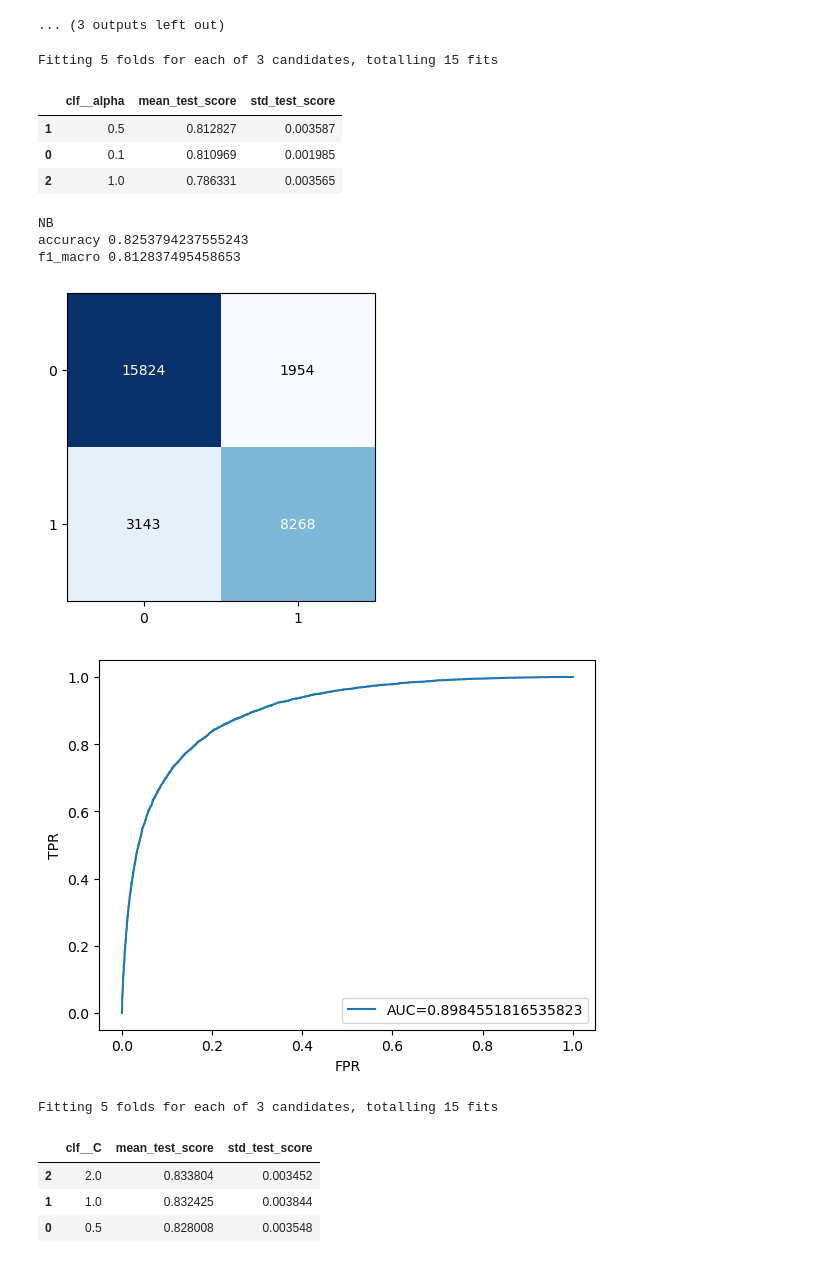
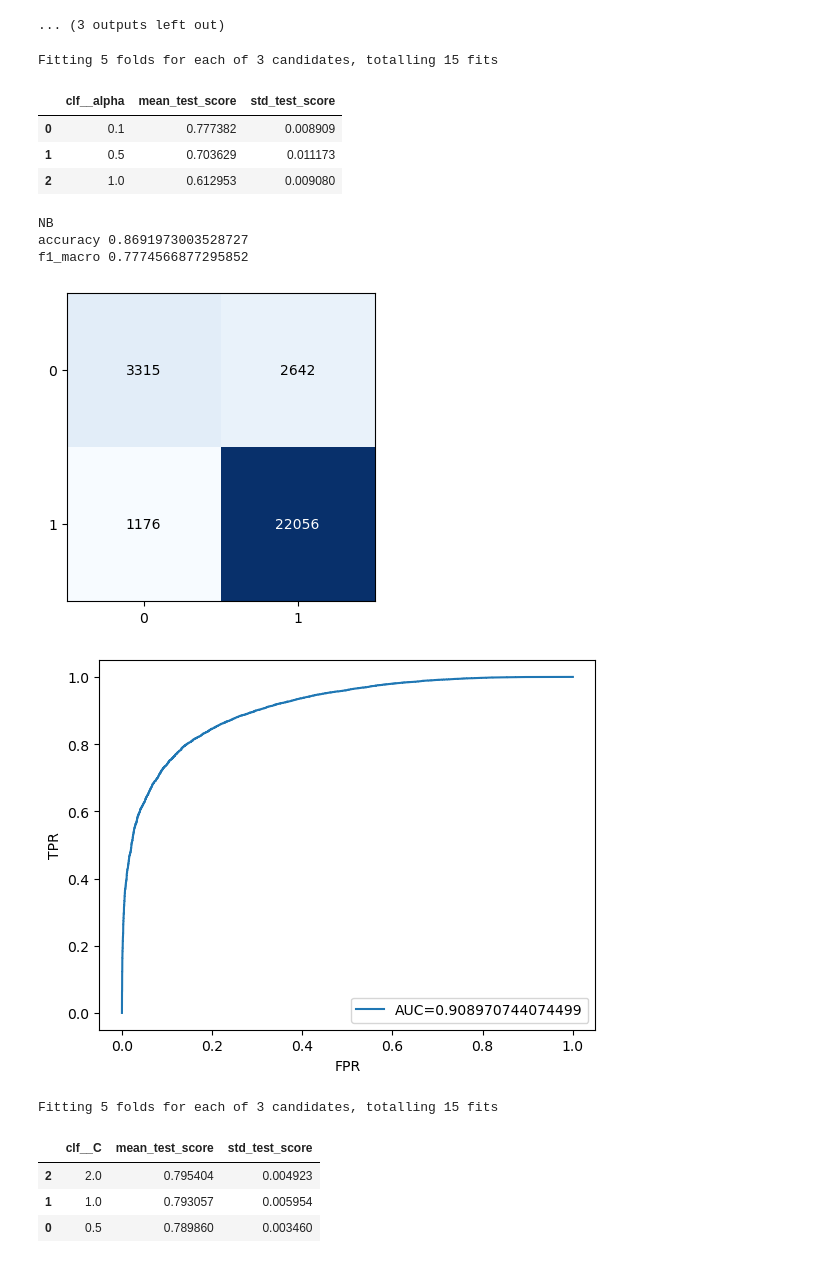
Before and after one commit to JasonPeng2019/ML_BasicProj, a Jupyter notebook: Practice_FP.ipynb, the cells around one changed output. Drawn from its saved outputs; the diff is of its cells as text; code cells hidden in the pictures.

```diff
--- a/Practice_FP.ipynb
+++ b/Practice_FP.ipynb
@@ -169,49 +169,49 @@ def load_data_mid():
         df["category"] = df["category"].astype(str).fillna("")
         df["verified"] = df["verified"].fillna(False).astype(int)
         df["vote"] = pd.to_numeric(df["vote"].astype(str).str.replace(",",""),errors="coerce").fillna(0.0)
-    y = (tr["overall"]>3).astype(int).values
+    y = (tr["overall"]>1).astype(int).values
     ids = te["id"].tolist()
     return tr.drop(columns=["overall"]), te, y, ids
 
 def preprocessor_mid():
     tfidf_review = TfidfVectorizer(max_features=60000,ngram_range=(1,2),stop_words="english",min_df=3,sublinear_tf=True)
     tfidf_summary = TfidfVectorizer(max_features=15000,ngram_range=(1,1),stop_words="english",min_df=2,sublinear_tf=True)
     tfidf_category = TfidfVectorizer(analyzer="char",ngram_range=(3,5),min_df=1)
     return ColumnTransformer([
         ("review",tfidf_review,"reviewText"),
         ("summary",tfidf_summary,"summary"),
         ("category",tfidf_category,"category"),
         ("verified",OneHotEncoder(handle_unknown="ignore"),["verified"]),
         ("vote",FunctionTransformer(func=np.log1p,validate=False,feature_names_out="one-to-one"),["vote"])
     ],remainder="drop",sparse_threshold=0.3)
 
 def build_pipelines_mid():
     feat = preprocessor_mid()
     pipe_nb = Pipeline([("feat",feat),("clf",MultinomialNB())])
     pipe_lr = Pipeline([("feat",feat),("clf",LogisticRegression(class_weight="balanced",solver="liblinear",max_iter=2000))])
     pipe_svm = Pipeline([("feat",feat),("clf",LinearSVC(class_weight="balanced",max_iter=3000))])
     grids = {"NB":{"clf__alpha":[0.1,0.5,1.0]},"LR":{"clf__C":[0.5,1.0,2.0]},"SVM":{"clf__C":[0.5,1.0,2.0]}}
     return {"NB":pipe_nb,"LR":pipe_lr,"SVM":pipe_svm},grids
 
 if __name__ == "__main__":
     X_tr,X_te,y,ids = load_data_mid()
     best_model = run_cv(build_pipelines_mid,X_tr,y)
     preds = best_model.predict(X_te)
     pd.DataFrame({"id":ids,"overall":preds}).to_csv("test1_output2.csv",index=False)
 # %% [output]
 Fitting 5 folds for each of 3 candidates, totalling 15 fits
 |  | clf__alpha | mean_test_score | std_test_score |
-| 1 | 0.5 | 0.812827 | 0.003587 |
-| 0 | 0.1 | 0.810969 | 0.001985 |
-| 2 | 1.0 | 0.786331 | 0.003565 |
+| 0 | 0.1 | 0.777382 | 0.008909 |
+| 1 | 0.5 | 0.703629 | 0.011173 |
+| 2 | 1.0 | 0.612953 | 0.009080 |
 NB
-accuracy 0.8253794237555243
-f1_macro 0.812837495458653
+accuracy 0.8691973003528727
+f1_macro 0.7774566877295852
-[figure, old version]
+[figure, new version]
-[figure, old version]
+[figure, new version]
 Fitting 5 folds for each of 3 candidates, totalling 15 fits
 |  | clf__C | mean_test_score | std_test_score |
-| 2 | 2.0 | 0.833804 | 0.003452 |
-| 1 | 1.0 | 0.832425 | 0.003844 |
-| 0 | 0.5 | 0.828008 | 0.003548 |
+| 2 | 2.0 | 0.795404 | 0.004923 |
+| 1 | 1.0 | 0.793057 | 0.005954 |
+| 0 | 0.5 | 0.789860 | 0.003460 |
 LR
```
Also changed, not shown: parts of 3 cells of this notebook, 11 other files.
